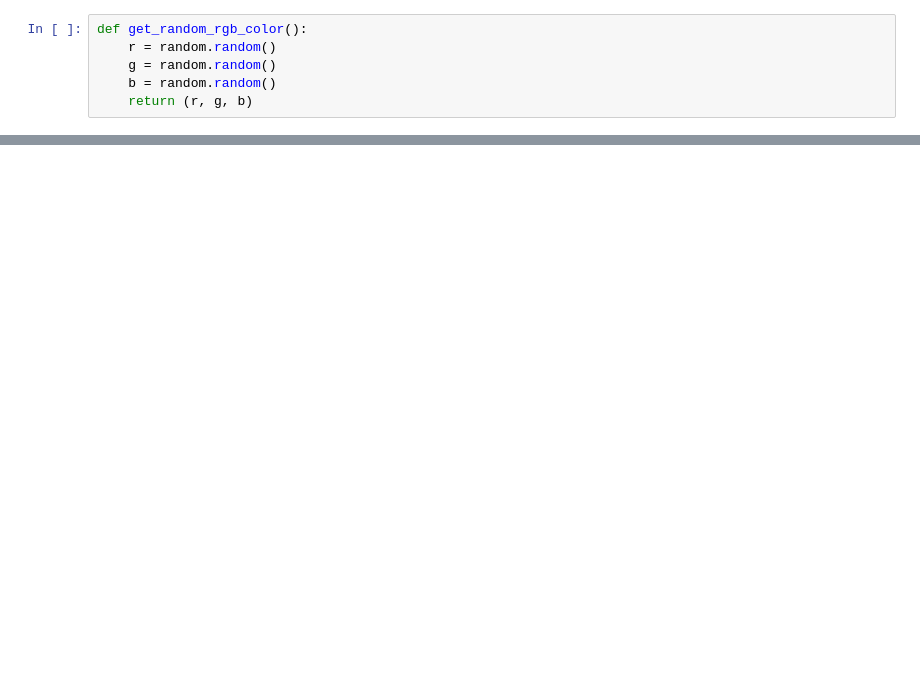
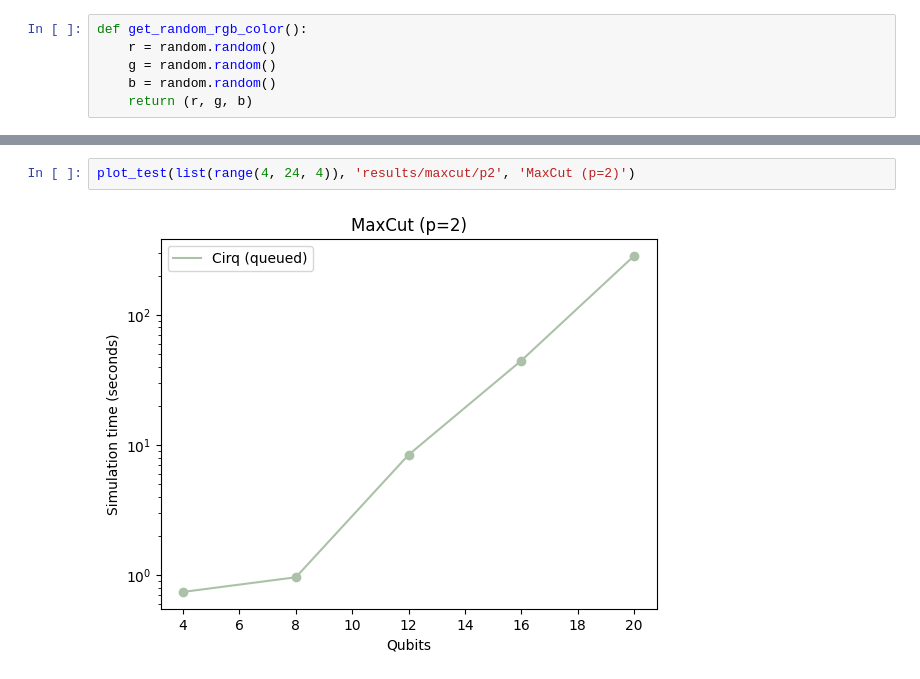
Before and after one commit to ian-turner/dpq-bench, a Jupyter notebook: graphs.ipynb, the cells around one changed output, grey strips where cells are left out. Drawn from its saved outputs; the diff is of its cells as text; blank space fills up the shorter version.

```diff
--- a/graphs.ipynb
+++ b/graphs.ipynb
@@ -67,0 +67,4 @@ plot_test(list(range(4, 20)), 'results/maxcut', 'MaxCut')
+# %%
+plot_test(list(range(4, 24, 4)), 'results/maxcut/p2', 'MaxCut (p=2)')
+# %% [output]
+[figure, added]
```
Also changed, not shown: parts of 7 cells of this notebook, 15 other files.
